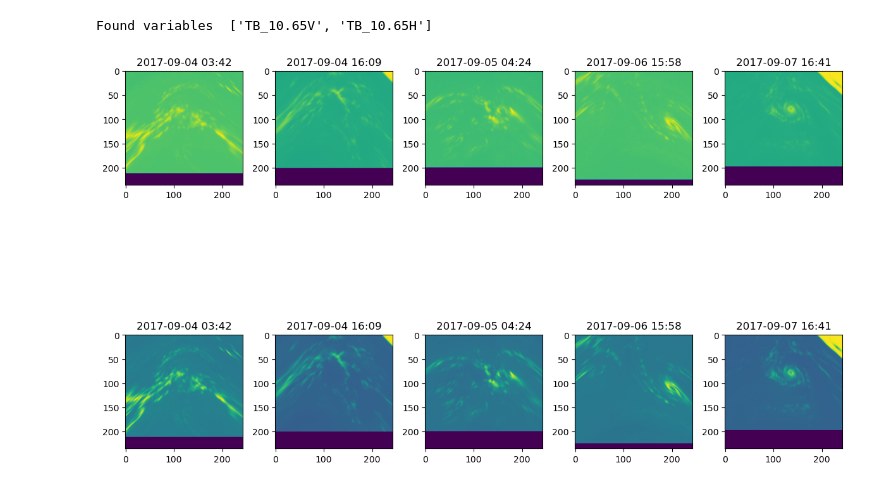
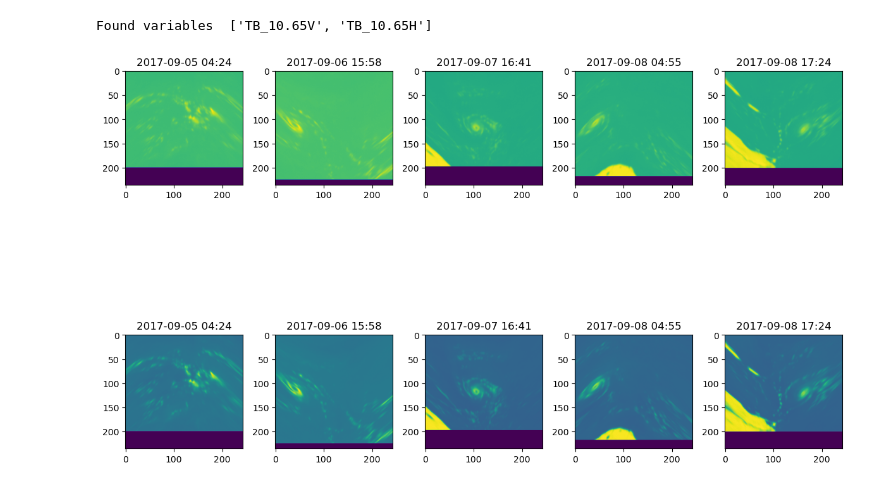
Before and after one commit to dauvillc/tc_multi_sources, a Jupyter notebook: notebooks/preprocessed.ipynb, the cells around one changed output. Cells and saved outputs as stored; diff of their text form; code cells hidden in the pictures.

```diff
--- a/notebooks/preprocessed.ipynb
+++ b/notebooks/preprocessed.ipynb
@@ -97,9 +97,9 @@ Found variables  ['TB_10.65V', 'TB_10.65H']
 # %%
 fig, axes = plt.subplots(nrows=len(mw_vars), ncols=5, squeeze=False, figsize=(12, 10))
 for i in range(len(mw_vars)):
     for j in range(5):
-        axes[i, j].imshow(a_storm.isel(sample=j)[mw_vars[i]])
-        axes[i, j].set_title(pd.to_datetime(a_storm.isel(sample=j).time.data).strftime("%Y-%m-%d %H:%M"))
+        axes[i, j].imshow(a_storm.isel(sample=j+2)[mw_vars[i]])
+        axes[i, j].set_title(pd.to_datetime(a_storm.isel(sample=j+2).time.data).strftime("%Y-%m-%d %H:%M"))
 plt.tight_layout()
 # %% [output]
-[figure, old version]
+[figure, new version]
```
Also changed, not shown: parts of 2 cells of this notebook, 2 other files.
